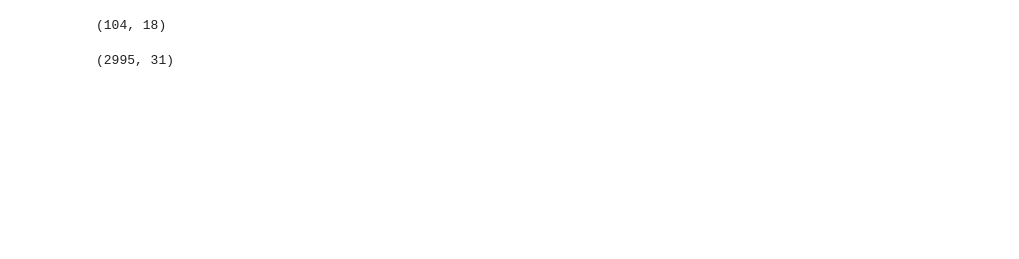
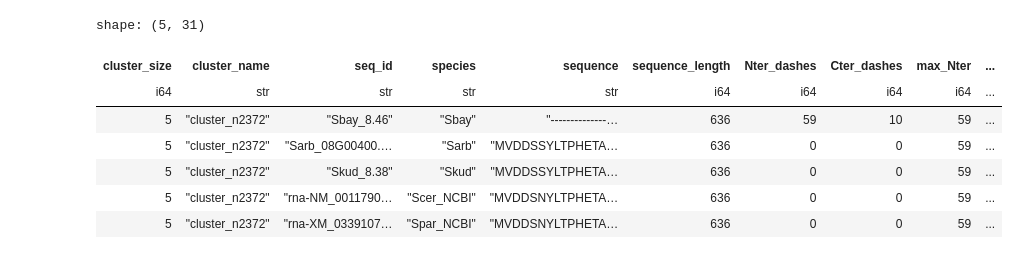
Before and after one commit to Sherman-1/Elongates, a Jupyter notebook: dev.ipynb, the cells around one changed output. Drawn from its saved outputs; the diff is of its cells as text; code cells hidden in the pictures; blank space fills up the shorter version.

```diff
--- a/dev.ipynb
+++ b/dev.ipynb
@@ -223,9 +0,0 @@ Cter : (150, 30)
-# %%
-df_blast_cter.filter((pl.col("same_cluster") == 1) & (pl.col("evalue") < 0.5) & (pl.col("length") < 60) &
-                     ((pl.col("q_specie") == "Scer_NCBI") | (pl.col("s_specie") == "Spar_NCBI"))).shape
-# %% [output]
-(104, 18)
-# %%
-df_nter.shape
-# %% [output]
-(2995, 31)
@@ -231,0 +23,64 @@ df_nter.shape
+# %%
+import polars as pl
+seuil = 4
+
+elongates = pl.read_csv(f"output/{cov}/{cov}_elongates.csv", infer_schema_length =10000)
+
+########
+# Get the clusters that are elongated in Scer but not in Sbay
+# Knowing well that such clusters include clusters without Sbay, or only with Scer or any other scenario
+########
+
+Nter_scer_conditions = ((pl.col("species") == "Scer_NCBI") & (abs(pl.col("max_Nter") - pl.col("Nter_nb_aa")) < seuil) & (pl.col("max_Nter") >= 10))
+Nter_sbay_conditions = ((pl.col("species") == "Sbay") & (pl.col("Nter_nb_aa") > seuil))
+
+Nter_scer_clusters = set(elongates.filter(Nter_scer_conditions)["cluster_name"].to_list())
+Nter_sbay_clusters = set(elongates.filter(Nter_sbay_conditions)["cluster_name"].to_list())
+
+Nter_clusters = elongates.filter(pl.col("cluster_name").is_in(Nter_scer_clusters- Nter_sbay_clusters))
+
+
+
+Cter_scer_conditions = ((pl.col("species") == "Scer_NCBI") & (abs(pl.col("max_Cter") - pl.col("Cter_nb_aa")) < seuil) & (pl.col("max_Cter") >= 10))
+Cter_sbay_conditions = ((pl.col("species") == "Sbay") & (pl.col("Cter_nb_aa") > seuil))
+
+Cter_scer_clusters = set(elongates.filter(Cter_scer_conditions)["cluster_name"].to_list())
+Cter_sbay_clusters = set(elongates.filter(Cter_sbay_conditions)["cluster_name"].to_list())
+
+Cter_clusters = elongates.filter(pl.col("cluster_name").is_in(Cter_scer_clusters- Cter_sbay_clusters))
+
+
+########
+# From those clusters, we want to keep only the ones that have Scer AND Sbay
+########
+
+
+# Nter
+scer_df_nter = set(Nter_clusters.filter(pl.col("species") == "Scer_NCBI")["cluster_name"].to_list())
+sbay_df_nter = set(Nter_clusters.filter(pl.col("species") == "Sbay")["cluster_name"].to_list())
+common = scer_df_nter.intersection(sbay_df_nter)
+
+full_filtered_Nter = Nter_clusters.filter(pl.col("cluster_name").is_in(common)).sort("cluster_name")
+
+# Cter
+scer_df_cter = set(Cter_clusters.filter(pl.col("species") == "Scer_NCBI")["cluster_name"].to_list())
+sbay_df_cter = set(Cter_clusters.filter(pl.col("species") == "Sbay")["cluster_name"].to_list())
+common = scer_df_cter.intersection(sbay_df_cter)
+
+full_filtered_Cter = Cter_clusters.filter(pl.col("cluster_name").is_in(common)).sort("cluster_name")
+
+
+# Question : are there some clusters that correspond to both Nter and Cter elongation criteria ?
+
+# Answer :
+
+# full_filtered_Nter.filter(pl.col("cluster_name").is_in(full_filtered_Cter["cluster_name"].unique().to_list()))
+# %% [output]
+shape: (5, 31)
+| cluster_size | cluster_name | seq_id | species | sequence | sequence_length | Nter_dashes | Cter_dashes | max_Nter | ... |
+| i64 | str | str | str | str | i64 | i64 | i64 | i64 | ... |
+| 5 | "cluster_n2372" | "Sbay_8.46" | "Sbay" | "--------------… | 636 | 59 | 10 | 59 | ... |
+| 5 | "cluster_n2372" | "Sarb_08G00400.… | "Sarb" | "MVDDSSYLTPHETA… | 636 | 0 | 0 | 59 | ... |
+| 5 | "cluster_n2372" | "Skud_8.38" | "Skud" | "MVDDSSYLTPHETA… | 636 | 0 | 0 | 59 | ... |
+| 5 | "cluster_n2372" | "rna-NM_0011790… | "Scer_NCBI" | "MVDDSNYLTPHETA… | 636 | 0 | 0 | 59 | ... |
+| 5 | "cluster_n2372" | "rna-XM_0339107… | "Spar_NCBI" | "MVDDSNYLTPHETA… | 636 | 0 | 0 | 59 | ... |
```
Also changed, not shown: parts of 5 cells of this notebook, 8 other files.
